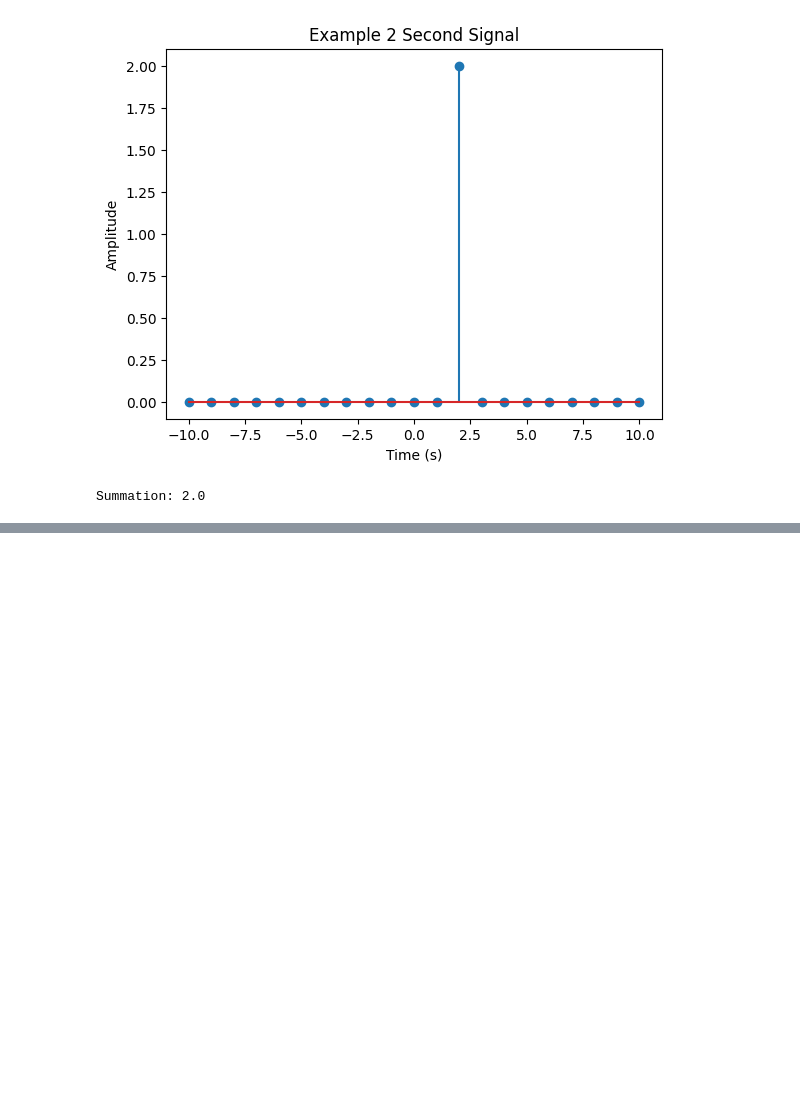
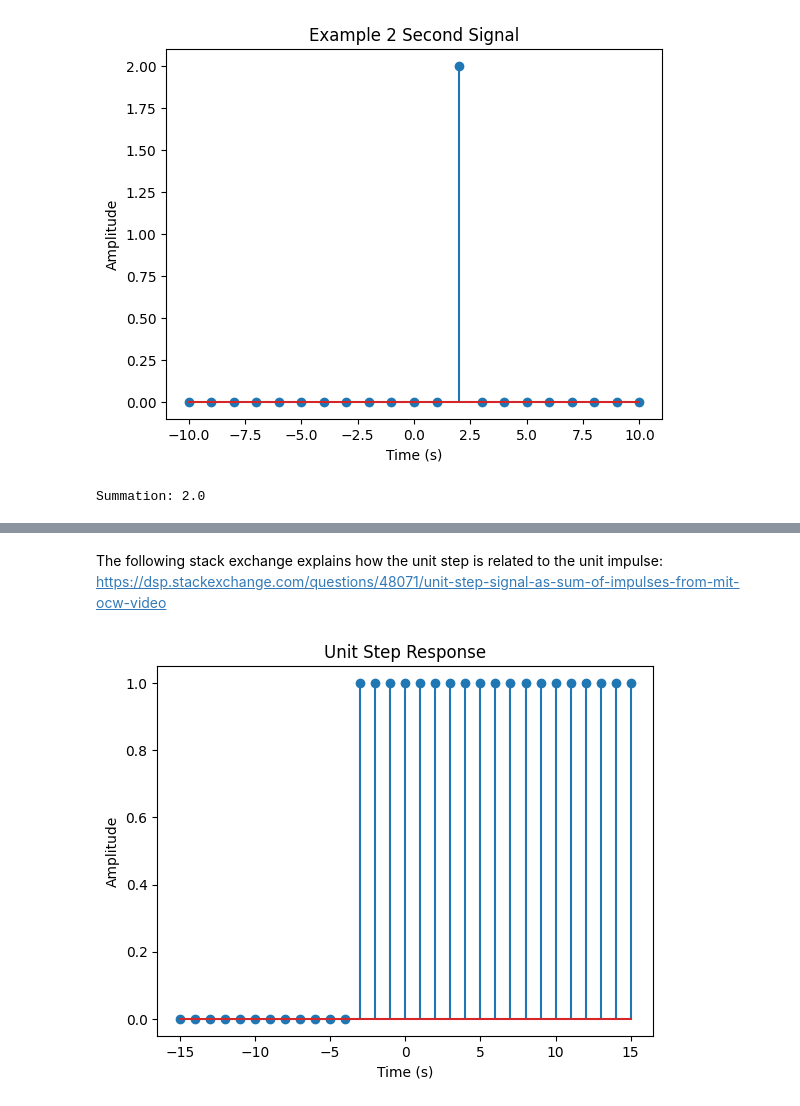
Before and after one commit to Thoalfeqar-gata/DSP-Master-Degree, a Jupyter notebook: Lecture 1.ipynb, the cells around one changed output, grey strips where cells are left out. Cells and saved outputs as stored; diff of their text form; code cells hidden in the pictures; blank space fills up the shorter version.

Commit message:
Implemented unit step response

```diff
--- a/Lecture 1.ipynb
+++ b/Lecture 1.ipynb
@@ -16,12 +16,12 @@ def impulse(begin, end, n):
 
     amplitude = np.zeros(shape = (end - begin + 1))
     amplitude[n - begin] = 1
-    t = np.linspace(begin, end, end - begin + 1,  endpoint = True)
-    return amplitude, t
+    time = np.linspace(begin, end, end - begin + 1,  endpoint = True)
+    return amplitude, time
 
-amplitude, t = impulse(-10, 10, 0)
+amplitude, time = impulse(-10, 10, 0)
 
-plt.stem(t, amplitude)
+plt.stem(time, amplitude)
 plt.title('Impulse Response')
 plt.xlabel('Time (s)')
 plt.ylabel('Amplitude')
@@ -87,0 +92,21 @@ Summation: 2.0
+# %% [markdown]
+The following stack exchange explains how the unit step is related to the unit impulse: https://dsp.stackexchange.com/questions/48071/unit-step-signal-as-sum-of-impulses-from-mit-ocw-video
+# %%
+def step(begin, end, n):
+    if end <= begin:
+        raise ValueError('end must be greater than begin!')
+    elif n > end or n < begin:
+        raise IndexError('n must be between begin and end!')
+    time = np.linspace(begin, end, end - begin + 1, endpoint = True)
+    amplitude = np.zeros(shape = (end - begin + 1))
+    amplitude[n - begin:] = 1
+    return amplitude, time
+
+amplitude, time = step(-15, 15, -3)
+plt.stem(time, amplitude)
+plt.title('Unit Step Response')
+plt.xlabel('Time (s)')
+plt.ylabel('Amplitude')
+plt.show()
+# %% [output]
+[figure, added]
```
Also changed, not shown: parts of 2 cells of this notebook.
